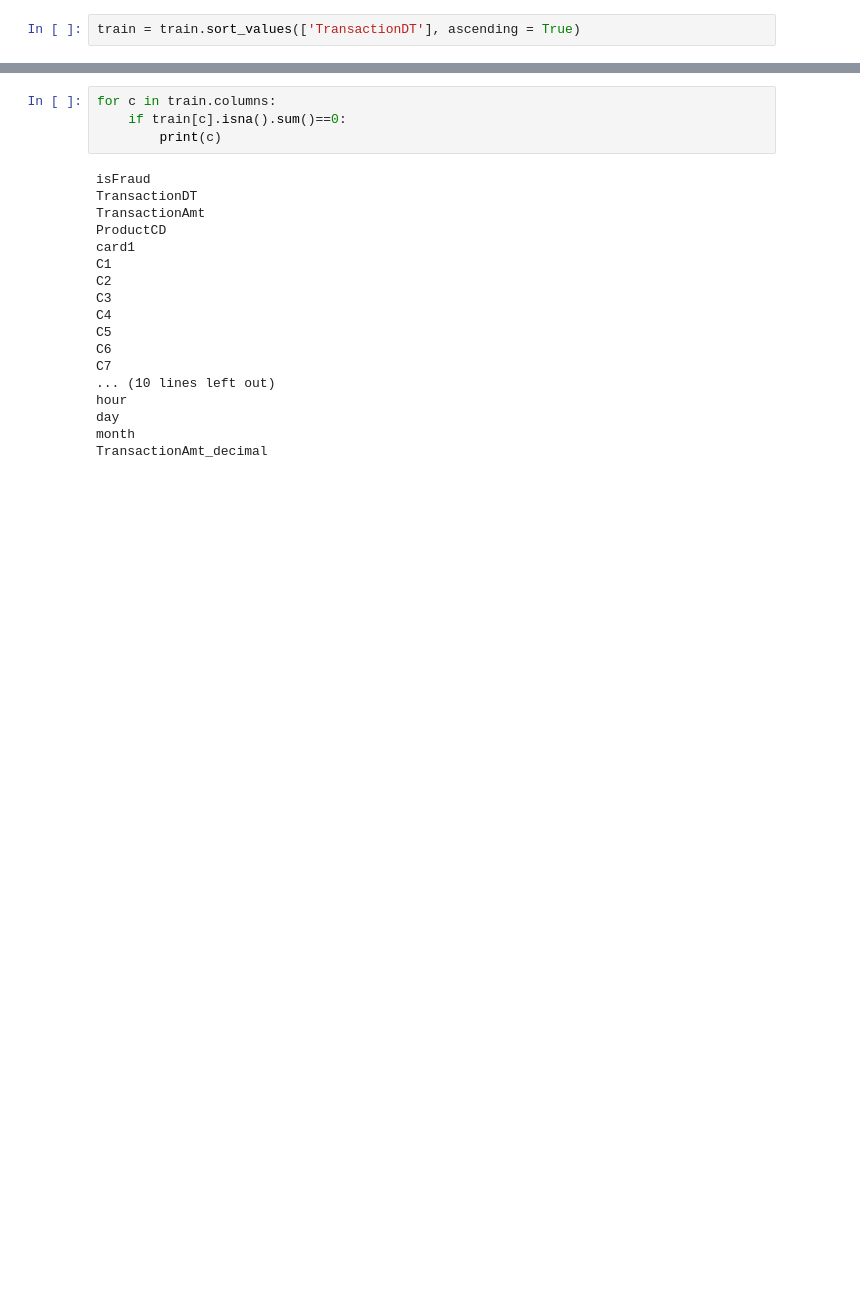
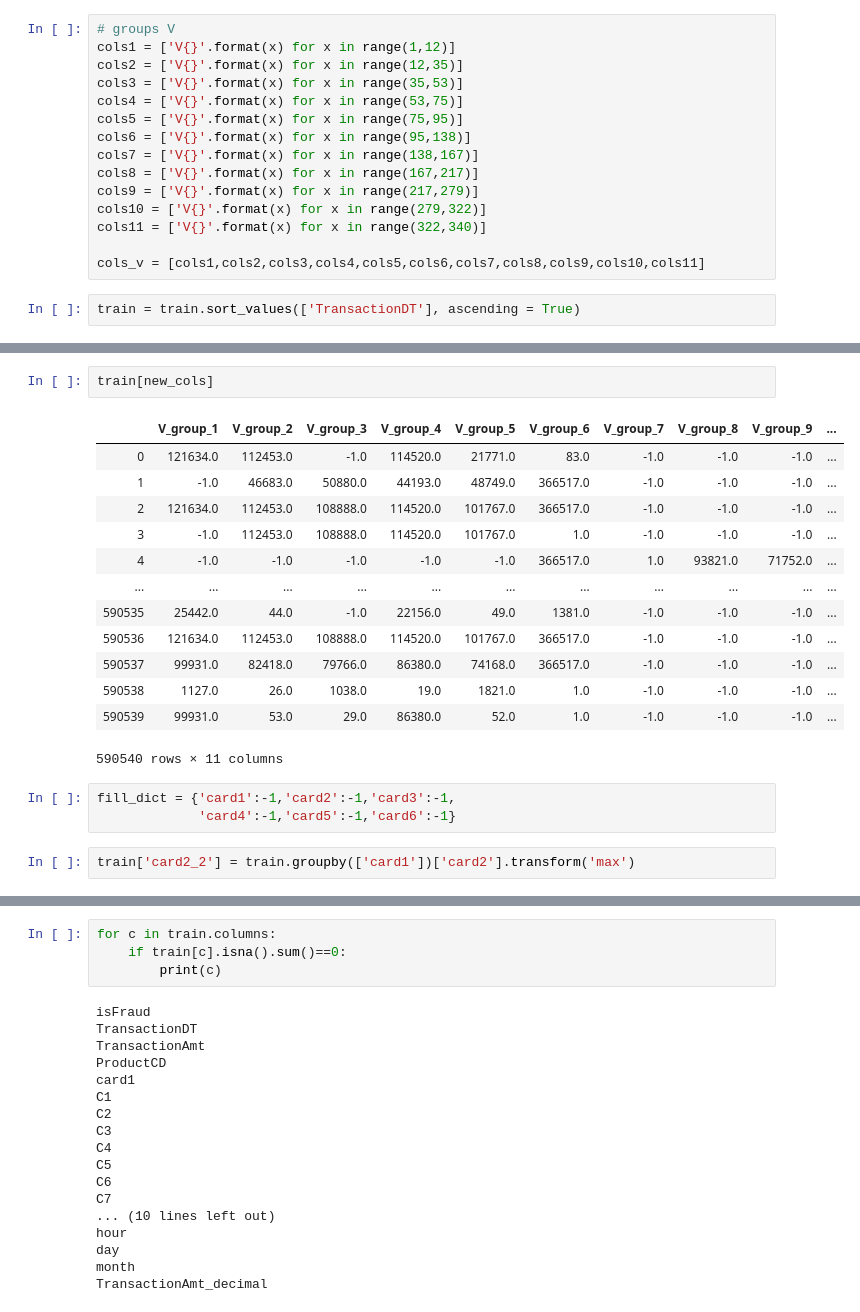
Before and after one commit to rodgomrod/kaggle_ieee_fraud, a Jupyter notebook: train_test_generator.ipynb, the cells around one changed output, grey strips where cells are left out. Drawn from its saved outputs; the diff is of its cells as text; blank space fills up the shorter version.

```diff
--- a/train_test_generator.ipynb
+++ b/train_test_generator.ipynb
@@ -168,2 +166,17 @@ cols_d = [x for x in train.columns if 'D' in x and len(x) <= 3]
+# %%
+# groups V
+cols1 = ['V{}'.format(x) for x in range(1,12)]
+cols2 = ['V{}'.format(x) for x in range(12,35)]
+cols3 = ['V{}'.format(x) for x in range(35,53)]
+cols4 = ['V{}'.format(x) for x in range(53,75)]
+cols5 = ['V{}'.format(x) for x in range(75,95)]
+cols6 = ['V{}'.format(x) for x in range(95,138)]
+cols7 = ['V{}'.format(x) for x in range(138,167)]
+cols8 = ['V{}'.format(x) for x in range(167,217)]
+cols9 = ['V{}'.format(x) for x in range(217,279)]
+cols10 = ['V{}'.format(x) for x in range(279,322)]
+cols11 = ['V{}'.format(x) for x in range(322,340)]
+
+cols_v = [cols1,cols2,cols3,cols4,cols5,cols6,cols7,cols8,cols9,cols10,cols11]
 # %%
 train = train.sort_values(['TransactionDT'], ascending = True)
@@ -170 +191,22 @@ train = train.sort_values(['TransactionDT'], ascending = True)
+# %%
+train[new_cols]
+# %% [output]
+|  | V_group_1 | V_group_2 | V_group_3 | V_group_4 | V_group_5 | V_group_6 | V_group_7 | V_group_8 | V_group_9 | ... |
+| 0 | 121634.0 | 112453.0 | -1.0 | 114520.0 | 21771.0 | 83.0 | -1.0 | -1.0 | -1.0 | ... |
+| 1 | -1.0 | 46683.0 | 50880.0 | 44193.0 | 48749.0 | 366517.0 | -1.0 | -1.0 | -1.0 | ... |
+| 2 | 121634.0 | 112453.0 | 108888.0 | 114520.0 | 101767.0 | 366517.0 | -1.0 | -1.0 | -1.0 | ... |
+| 3 | -1.0 | 112453.0 | 108888.0 | 114520.0 | 101767.0 | 1.0 | -1.0 | -1.0 | -1.0 | ... |
+| 4 | -1.0 | -1.0 | -1.0 | -1.0 | -1.0 | 366517.0 | 1.0 | 93821.0 | 71752.0 | ... |
+| ... | ... | ... | ... | ... | ... | ... | ... | ... | ... | ... |
+| 590535 | 25442.0 | 44.0 | -1.0 | 22156.0 | 49.0 | 1381.0 | -1.0 | -1.0 | -1.0 | ... |
+| 590536 | 121634.0 | 112453.0 | 108888.0 | 114520.0 | 101767.0 | 366517.0 | -1.0 | -1.0 | -1.0 | ... |
+| 590537 | 99931.0 | 82418.0 | 79766.0 | 86380.0 | 74168.0 | 366517.0 | -1.0 | -1.0 | -1.0 | ... |
+| 590538 | 1127.0 | 26.0 | 1038.0 | 19.0 | 1821.0 | 1.0 | -1.0 | -1.0 | -1.0 | ... |
+| 590539 | 99931.0 | 53.0 | 29.0 | 86380.0 | 52.0 | 1.0 | -1.0 | -1.0 | -1.0 | ... |
+590540 rows × 11 columns
+# %%
+fill_dict = {'card1':-1,'card2':-1,'card3':-1,
+             'card4':-1,'card5':-1,'card6':-1}
+# %%
+train['card2_2'] = train.groupby(['card1'])['card2'].transform('max')
 # %%
```
Also changed, not shown: parts of 8 cells of this notebook, 1 other file.
